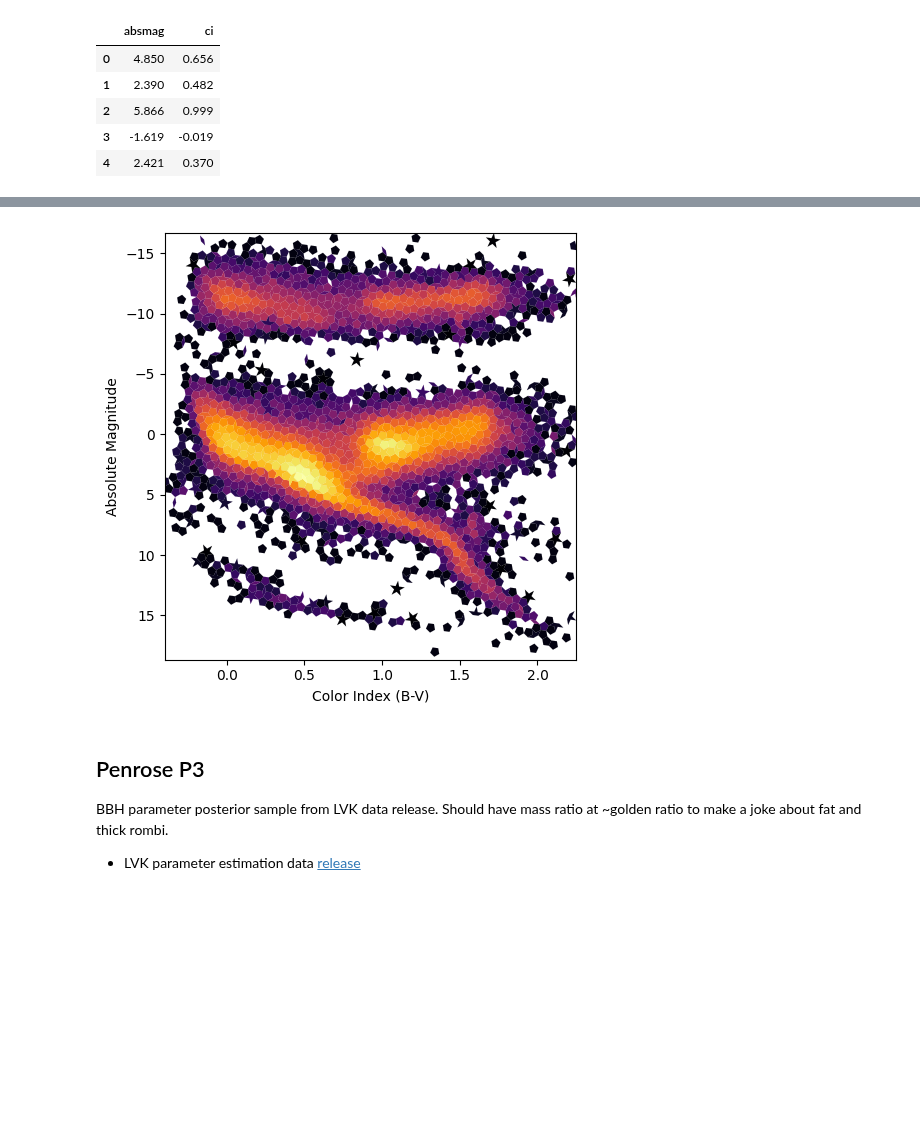
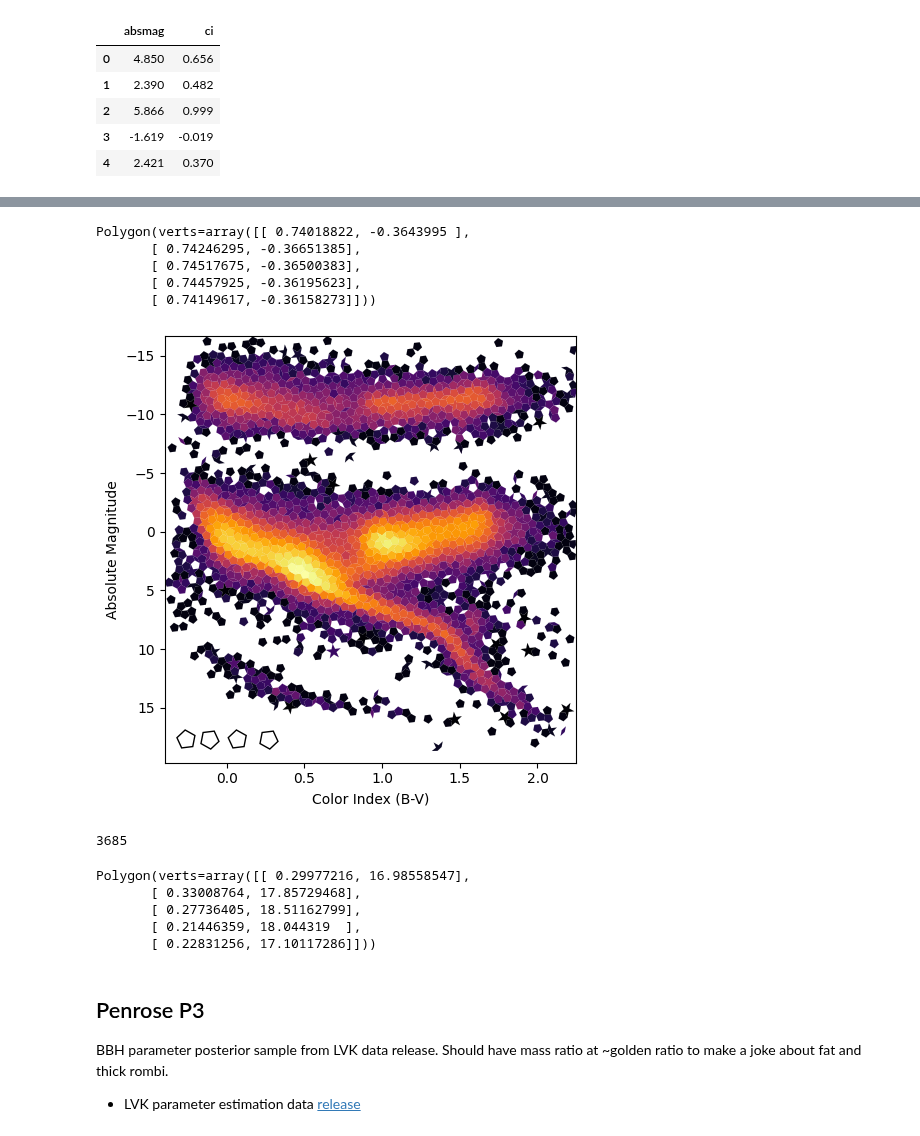
Before and after one commit to nj-vs-vh/funbin, a Jupyter notebook: paper.ipynb, the cells around one changed output, grey strips where cells are left out. Drawn from its saved outputs; the diff is of its cells as text; code cells hidden in the pictures; blank space fills up the shorter version.

```diff
--- a/paper.ipynb
+++ b/paper.ipynb
@@ -57,24 +57,59 @@ Tiling produced in 11.932 sec
+# %%
+penrose_p1[0]
+# %% [output]
+Polygon(verts=array([[ 0.74018822, -0.3643995 ],
+       [ 0.74246295, -0.36651385],
+       [ 0.74517675, -0.36500383],
+       [ 0.74457925, -0.36195623],
+       [ 0.74149617, -0.36158273]]))
 # %%
+from matplotlib.patches import Polygon
+
+from funbin.geometry import Box, Point, fitted_to_box
+
+
 fig, ax = plt.subplots()
 
-pc = funbin(
-    ax,
-    x=hyg["ci"].to_numpy(),
-    y=hyg["absmag"].to_numpy(),
-    tiling=penrose_p1,
-    norm="log",
-)
-# fig.colorbar(pc, ax=ax)
-# ax.set_title("H-R diagram with Penrose P1 tiling")
+x = hyg["ci"].to_numpy()
+y = hyg["absmag"].to_numpy()
+pc = funbin(ax, x=x, y=y, tiling=penrose_p1, norm="log")
+
 ax.set_xlabel("Color Index (B-V)")
 ax.set_ylabel("Absolute Magnitude")
 ymin, ymax = ax.get_ylim()
-ax.set_ylim(ymax, ymin)
+ax.set_ylim(ymax + 1, ymin)
+
+samples = np.vstack((x, y)).T
+samples_bbox = Box.bounding(samples)
+penrose_p1_scaled = fitted_to_box(penrose_p1, samples_bbox)
+for idx, center in (
+    (100, Point(-0.26, 17.7)),
+    (200, Point(-0.11, 17.7)),
+    (453, Point(0.07, 17.7)),
+    (454, Point(0.27, 17.7)),
+):
+    tile = penrose_p1_scaled[idx]
+    tile.translated(-1 * tile.centroid)
+    tile = tile.scaled(2.0)
+    tile = tile.translated(center - tile.centroid)
+    ax.add_artist(Polygon(tile.verts, facecolor="none", edgecolor="black"))
 
 fig.tight_layout()
 fig.savefig("media/paper/hr-penrose-p1.pdf")
 # %% [output]
-[figure, old version]
+[figure, new version]
+# %%
+len(penrose_p1)
+# %% [output]
+3685
+# %%
+tile
+# %% [output]
+Polygon(verts=array([[ 0.29977216, 16.98558547],
+       [ 0.33008764, 17.85729468],
+       [ 0.27736405, 18.51162799],
+       [ 0.21446359, 18.044319  ],
+       [ 0.22831256, 17.10117286]]))
 # %% [markdown]
 ## Penrose P3
 
```
Also changed, not shown: parts of 10 cells of this notebook, 3 other files.
